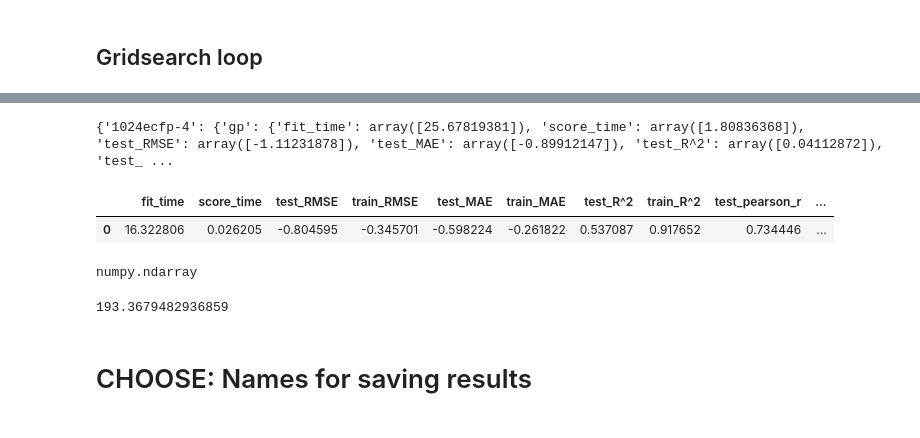
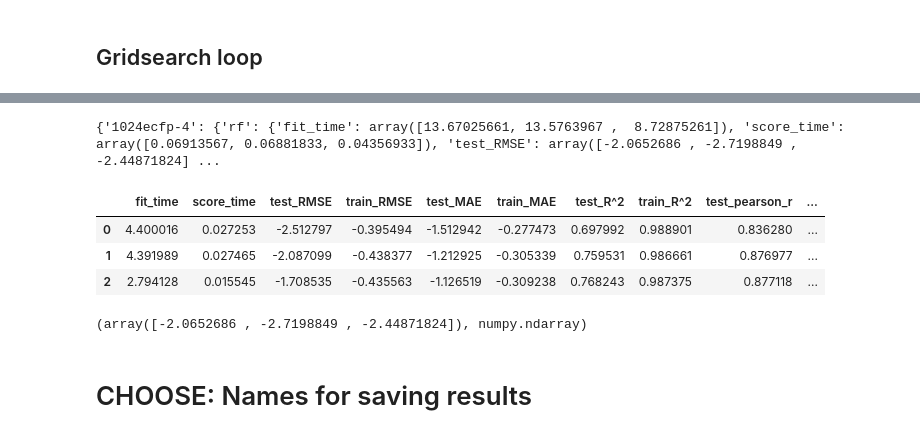
Before and after one commit to GeorgeBatch/moleculenet, a Jupyter notebook: notebooks/colab_reproducing_grid_search_pipeline.ipynb, the cells around one changed output, grey strips where cells are left out. Cells and saved outputs as stored; diff of their text form; code cells hidden in the pictures.

Commit message:
finish changing the notebook for reproducing results

```diff
--- a/notebooks/colab_reproducing_grid_search_pipeline.ipynb
+++ b/notebooks/colab_reproducing_grid_search_pipeline.ipynb
@@ -347,10 +378,10 @@ scoring = {'RMSE': make_scorer(rmse, greater_is_better=False),
 - 3.5.5 **Gradient boosting.** Gradient boosting is another ensemble method consisting of individual decision trees.(73) In contrast to random forests, it builds relatively simple trees which are sequentially incorporated to the ensemble. In each step, a new tree is generated in a greedy manner to minimize loss function. A sequence of such “weak” trees are combined together into an additive model. We utilize the XGBoost implementation of gradient boosting in DeepChem.(79)
 # %%
 estimators = {
-    'gp': GaussianProcessRegressor(normalize_y=True), # since we have not normalized here
+    'rf':  RandomForestRegressor(),
+    'xgb': XGBRegressor(),
     'krr': KernelRidge(kernel='rbf'), # 'rbf' used in the paper (defaults to 'linear')
-    'rf':  RandomForestRegressor(),
-    'xgb': XGBRegressor()
+    'gp': GaussianProcessRegressor(normalize_y=True), # normilize since we have not normalized here
 }
 # %% [markdown]
 ## CHOOSE: hyperparameters to tune
@@ -397,8 +430,8 @@ params = {
 # %%time
 
 best_params = {}
-cv_scores = {}
-test_score = {}
+val_scores = {}
+train_test_scores = {}
 
 for f in feature_sets:
     print(f'Using {f} features...')
@@ -409,8 +442,8 @@ for f in feature_sets:
     targets = labels.loc[train_val]
 
     best_params[f] = {}
-    cv_scores[f] = {}
-    test_score[f] = {}
+    val_scores[f] = {}
+    train_test_scores[f] = {}
 
 
     for e in estimators:
@@ -430,47 +463,51 @@ for f in feature_sets:
         model = RandomizedSearchCV(pipe, param_distributions=params[e],
                                    cv=train_val_split_gen,
                                    scoring='neg_mean_squared_error',
-                                   refit=True,
+                                   refit=True, # False: can's use .best_estimator_
                                    n_iter=20, n_jobs=-1,
                                    random_state=42).fit(features, targets)
 
         # record best model parameters
         best_params[f][e] = model.best_params_
 
-        # make train/val split generator (again - need for cross_validate fct)
+        # make generator for 3 train/val splits
         train_val_split_gen = make_split_generator(X=features, y=targets,
                                                    split_type='random', random_state=42,
-                                                   n_splits=1, test_size=1/9)
+                                                   n_splits=3, test_size=1/9)
 
 
         # get metrics for the validation set
         val_results = cross_validate(estimator=model.best_estimator_,
+                                     #estimator=pipe
+                                     #fit_params=model.best_params_,
                                      X=features, y=targets,
                                      cv=train_val_split_gen,
                                      scoring=scoring, n_jobs=-1)
 
 
-        # record metrics when fitting with best parameters
-        cv_scores[f][e] = val_results
+        # record metrics (validation set) when fitting with best parameters
+        val_scores[f][e] = val_results
 
-        # same as the original train/test split (same random state)
+        # make generator for 3 trainval/test splits
         trainval_test_split_gen = make_split_generator(X=all_features.iloc[:working_size],
                                                        y=labels[:working_size],
                                                        split_type='random', random_state=42,
-                                                       n_splits=1, test_size=0.1)
+                                                       n_splits=3, test_size=0.1)
 
-        # get metrics for the test set
+        # get metrics for the train and test set
         #   make sure to restrict feature set here (don't want everything)
         test_results = cross_validate(estimator=model.best_estimator_,
+                                      #estimator=pipe,
+                                      #fit_params=model.best_params_,
                                       X=all_features[feature_sets[f]].iloc[:working_size],
                                       y=labels.iloc[:working_size],
                                       cv=trainval_test_split_gen,
                                       scoring=scoring, n_jobs=-1,
                                       return_train_score=True)
-        test_score[f][e] = test_results
+        train_test_scores[f][e] = test_results
 
 %store best_params
-%store cv_scores
-%store test_score
+%store val_scores
+%store train_test_scores
 # %% [output]
 Using 1024ecfp-4 features...
@@ -491,24 +528,22 @@ print(best_params)
 # %%
 # retrieve
-%store -r cv_scores
-print(cv_scores)
+%store -r val_scores
+print(val_scores)
 # %% [output]
-{'1024ecfp-4': {'gp': {'fit_time': array([25.67819381]), 'score_time': array([1.80836368]), 'test_RMSE': array([-1.11231878]), 'test_MAE': array([-0.89912147]), 'test_R^2': array([0.04112872]), 'test_ ...
+{'1024ecfp-4': {'rf': {'fit_time': array([13.67025661, 13.5763967 ,  8.72875261]), 'score_time': array([0.06913567, 0.06881833, 0.04356933]), 'test_RMSE': array([-2.0652686 , -2.7198849 , -2.44871824] ...
 # %%
 # retrieve
-%store -r test_score
-display(pd.DataFrame(pd.DataFrame(test_score).loc['xgb' ,'1024ecfp-4']))
+%store -r train_test_scores
+display(pd.DataFrame(pd.DataFrame(train_test_scores).loc['xgb' ,'1024ecfp-4']))
 # %% [output]
 |  | fit_time | score_time | test_RMSE | train_RMSE | test_MAE | train_MAE | test_R^2 | train_R^2 | test_pearson_r | ... |
-| 0 | 16.322806 | 0.026205 | -0.804595 | -0.345701 | -0.598224 | -0.261822 | 0.537087 | 0.917652 | 0.734446 | ... |
+| 0 | 4.400016 | 0.027253 | -2.512797 | -0.395494 | -1.512942 | -0.277473 | 0.697992 | 0.988901 | 0.836280 | ... |
+| 1 | 4.391989 | 0.027465 | -2.087099 | -0.438377 | -1.212925 | -0.305339 | 0.759531 | 0.986661 | 0.876977 | ... |
+| 2 | 2.794128 | 0.015545 | -1.708535 | -0.435563 | -1.126519 | -0.309238 | 0.768243 | 0.987375 | 0.877118 | ... |
-# %%
-type(cv_scores['1024ecfp-4']['rf']['fit_time'])
-# %% [output]
-numpy.ndarray
-# %%
-float(cv_scores['1024ecfp-4']['rf']['fit_time'])
-# %% [output]
-193.3679482936859
+# %%
+val_scores['1024ecfp-4']['rf']['test_RMSE'], type(val_scores['1024ecfp-4']['rf']['test_RMSE'])
+# %% [output]
+(array([-2.0652686 , -2.7198849 , -2.44871824]), numpy.ndarray)
 # %% [markdown]
 # CHOOSE: Names for saving results
 # %% [markdown]
```
Also changed, not shown: parts of 20 cells of this notebook.
